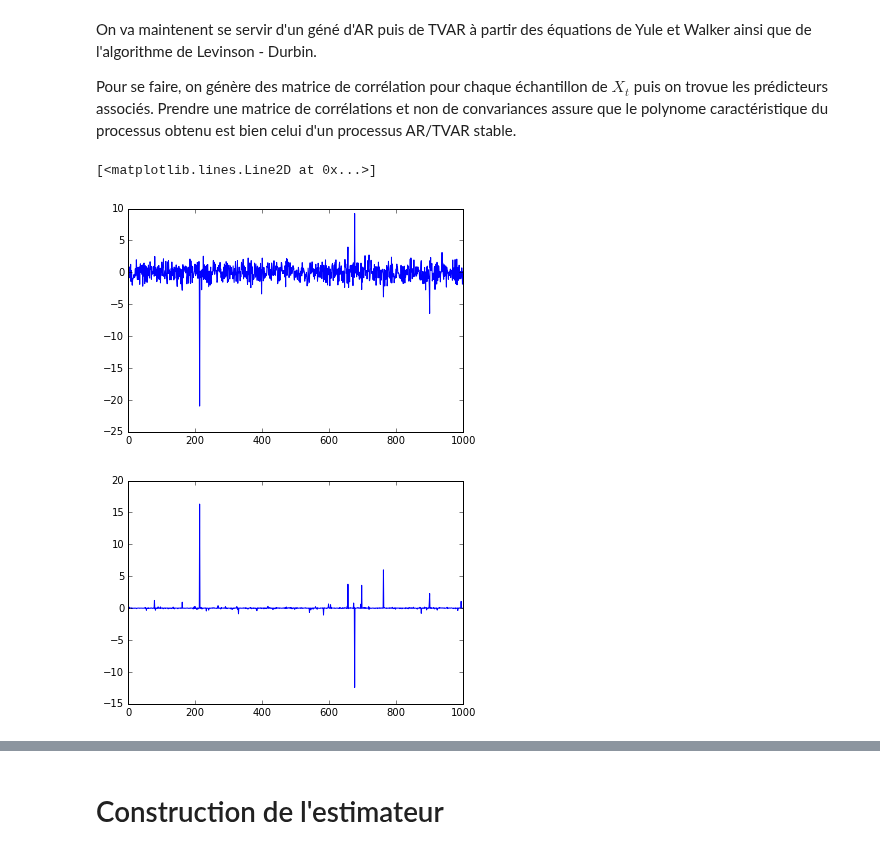
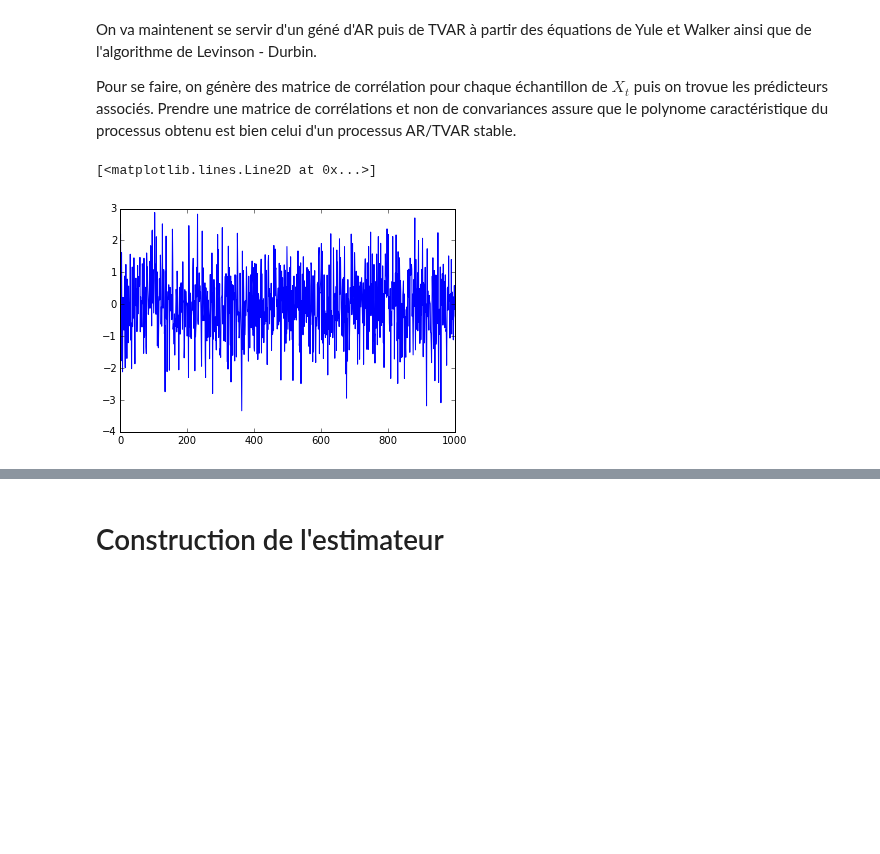
Before and after one commit to jngod2011/TVAR_Prediction, a Jupyter notebook: SIGMA205_exemple_TVAR(2).ipynb, the cells around one changed output, grey strips where cells are left out. Saved outputs shown, nothing was run; the diff lists cells and outputs as text; code cells hidden in the pictures; blank space fills up the shorter version.

```diff
--- a/SIGMA205_exemple_TVAR(2).ipynb
+++ b/SIGMA205_exemple_TVAR(2).ipynb
@@ -243,36 +243,33 @@ from scipy.linalg import toeplitz, pinv
 def generation_TVAR(d, T, epsilon):
     """ generation d'un vecteur de taille 2T dont le zéro se situe à l'indice T"""
     X = epsilon
     theta = np.matrix(np.zeros((d+1, T)))
 
     for t in np.arange(T):
         gamma = 100 * np.random.rand(d+1) - 200 #prend des valeurs entre -100 et 100
         Gamma = np.matrix(toeplitz(gamma))
 
         L = np.matrix(np.zeros((d+1,1)))
         L[0,0] = 1
 
         theta[:,t] = - pinv(Gamma) * L
 
         #theta[:,t] = theta[:,t] / abs(theta[0,t])
 
         X[T + t] = np.dot(X[T+t-d:T+t][::-1], theta[1:,t]) + epsilon[T + t]
 
     return X, theta[1:,:]
 
 # test
 T = 1000
 d = 1
 epsilon = np.random.randn(2*T)
 
 X, theta = generation_TVAR(d, T, epsilon)
 
 plt.plot(X[T:])
-plt.figure(2)
-plt.plot(theta[0,:].T)
 # %% [output]
 [<matplotlib.lines.Line2D at 0x...>]
-[figure, old version]
+[figure, new version]
-[figure, removed]
 # %%
 def generation_TVAR_bis(d, T, epsilon):
```
Also changed, not shown: parts of 13 cells of this notebook, 1 other file.
